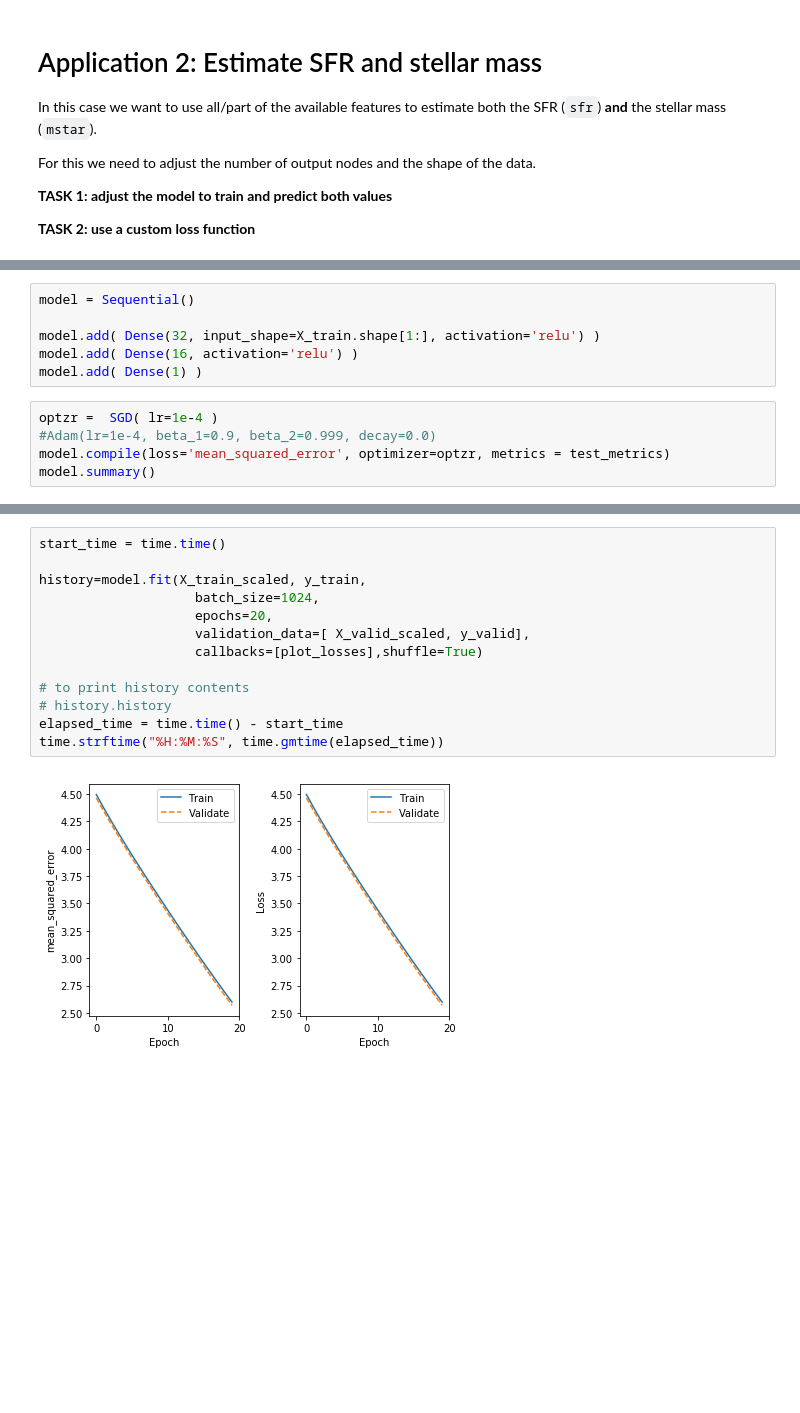
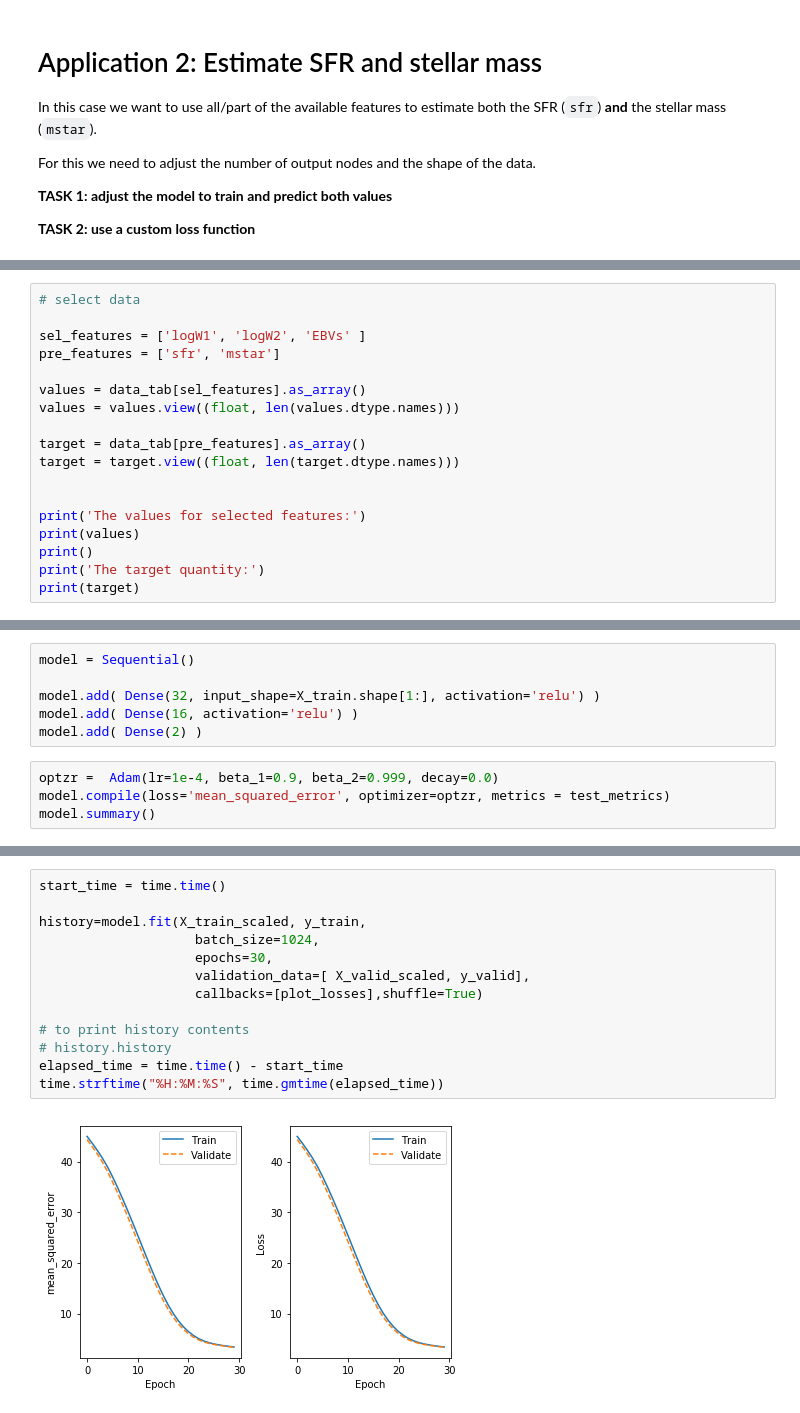
Before and after one commit to astrostatistics-in-crete/2023_summer_school, a Jupyter notebook: 11_DL_Regression/DL_Regression.ipynb, the cells around one changed output, grey strips where cells are left out. Cells and saved outputs as stored; diff of their text form; blank space fills up the shorter version.

```diff
--- a/11_DL_Regression/DL_Regression.ipynb
+++ b/11_DL_Regression/DL_Regression.ipynb
@@ -452,0 +497,18 @@ sel_features = ['logW1', 'logW2', 'EBVs' ]
+# %%
+# select data
+
+sel_features = ['logW1', 'logW2', 'EBVs' ]
+pre_features = ['sfr', 'mstar']
+
+values = data_tab[sel_features].as_array()
+values = values.view((float, len(values.dtype.names)))
+
+target = data_tab[pre_features].as_array()
+target = target.view((float, len(target.dtype.names)))
+
+
+print('The values for selected features:')
+print(values)
+print()
+print('The target quantity:')
+print(target)
@@ -510,10 +592,9 @@ model = Sequential()
 
 model.add( Dense(32, input_shape=X_train.shape[1:], activation='relu') )
 model.add( Dense(16, activation='relu') )
-model.add( Dense(1) )
+model.add( Dense(2) )
 # %%
-optzr =  SGD( lr=1e-4 )
-#Adam(lr=1e-4, beta_1=0.9, beta_2=0.999, decay=0.0)
+optzr =  Adam(lr=1e-4, beta_1=0.9, beta_2=0.999, decay=0.0)
 model.compile(loss='mean_squared_error', optimizer=optzr, metrics = test_metrics)
 model.summary()
 # %% [output]
@@ -534,15 +615,15 @@ _________________________________________________________________
 # %%
 start_time = time.time()
 
 history=model.fit(X_train_scaled, y_train,
                     batch_size=1024,
-                    epochs=20,
+                    epochs=30,
                     validation_data=[ X_valid_scaled, y_valid],
                     callbacks=[plot_losses],shuffle=True)
 
 # to print history contents
 # history.history
 elapsed_time = time.time() - start_time
 time.strftime("%H:%M:%S", time.gmtime(elapsed_time))
 # %% [output]
-[figure, old version]
+[figure, new version]
```
Also changed, not shown: parts of 33 cells of this notebook, 1 other file.
